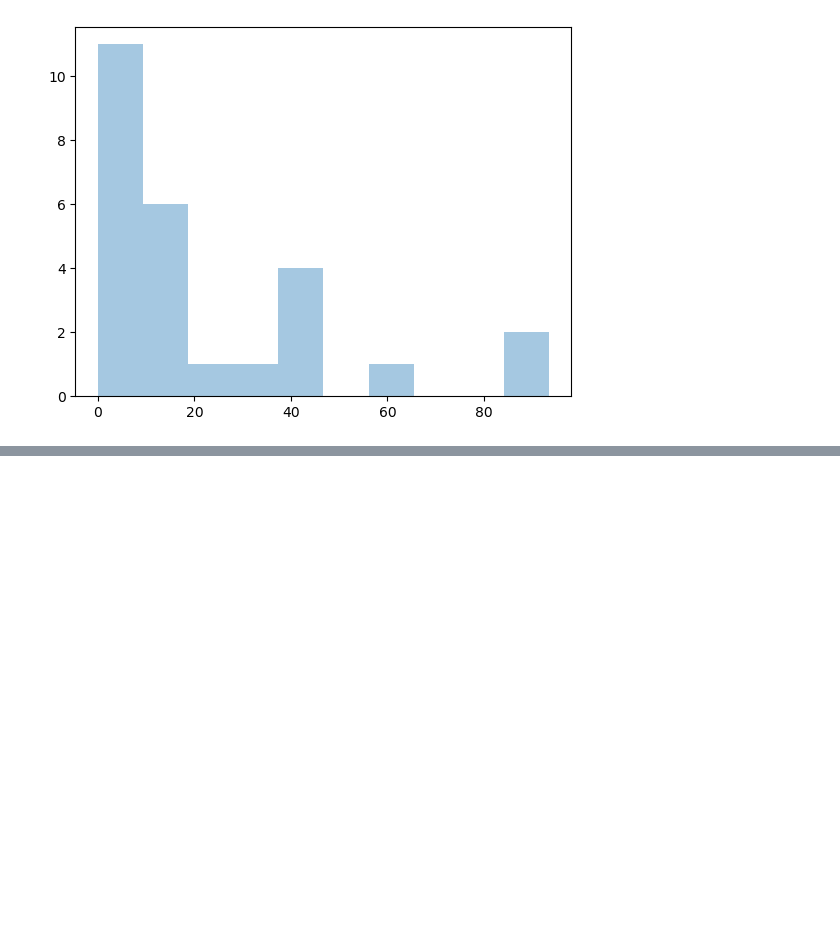
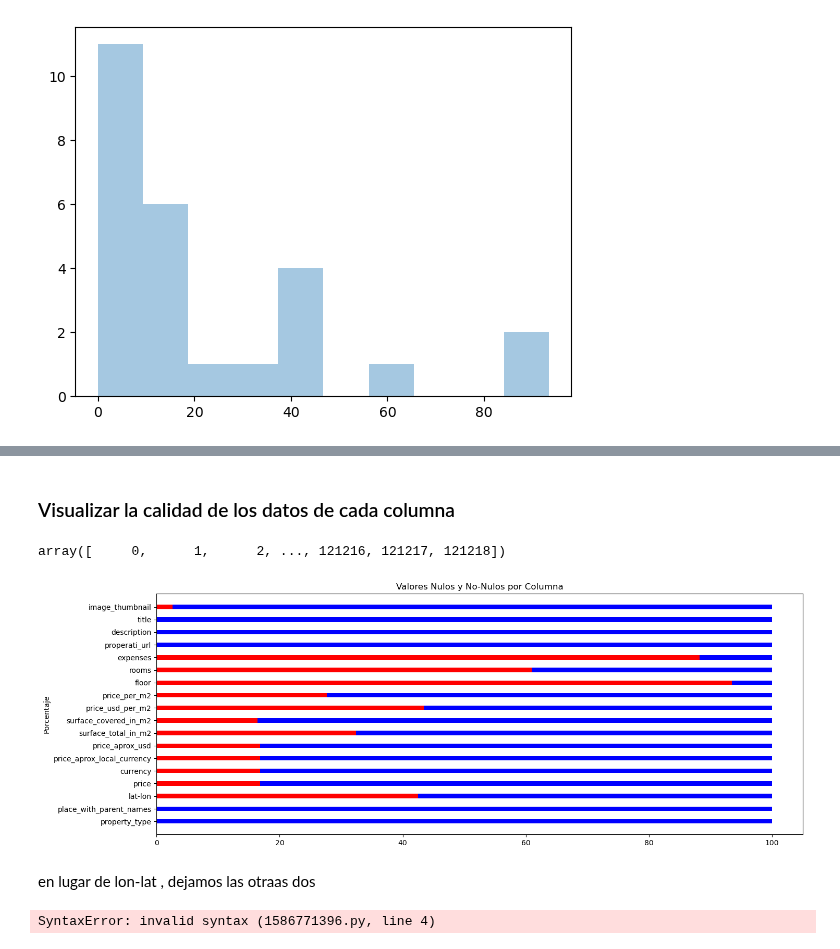
Before and after one commit to Facundo-Peloso/DH-TP-1---Grupo-10, a Jupyter notebook: Main-TP1.ipynb, the cells around one changed output, grey strips where cells are left out. Drawn from its saved outputs; the diff is of its cells as text; code cells hidden in the pictures; blank space fills up the shorter version.

```diff
--- a/Main-TP1.ipynb
+++ b/Main-TP1.ipynb
@@ -131,0 +227,48 @@ plt.show()
+# %% [markdown]
+### Visualizar la calidad de los datos de cada columna
+# %%
+ind=datos.columns
+ind_label=np.arange(0,datos.shape[0]-1)
+
+valores_nulos=datos.isnull().sum()/datos.shape[0]
+
+valores_no_nulos=datos.notnull().sum()/datos.shape[0]
+
+width = 0.35
+
+fig = plt.figure(figsize=(16,6),edgecolor='gray'); ax = plt.axes()
+#fig2= plt.figure(figsize=(16,6)); ax2 = plt.axes()
+
+ax.barh(ind, valores_nulos, width, color='r') # barra roja.
+ax.barh(ind, valores_no_nulos, width, color='b',left=valores_nulos)#,right=valores_nulos)
+#ax2.bar(ind, valores_no_nulos, width, color='b')#, bottom=valores_no_nulos) # barra azul
+
+ax.set_ylabel('Porcentaje'); ax.set_title('Relación Nulos y No-Nulos por Columna')
+#ax.set_xticks(ind);
+
+#aca estaba como antes (ind)
+ax.set_xticklabels(ind_label)
+
+display(ind_label)
+
+ax.tick_params(axis='both', which='minor', labelsize='small')
+
+#ax.set_xticklabels(ind, rotation = 90, ha="right")
+#ax2.set_xticklabels(ind,labelsize=8)
+#ax.legend(labels=['Men', 'Women'])
+
+ax.set_xticklabels(['0','20', '40', '60', '80', '100'])
+
+#plt.gca().invert_xaxis()
+plt.show()
+
+#display(valores_nulos)
+
+#display(valores_no_nulos)
+
+#suma_ambos=valores_nulos+valores_no_nulos
+
+#suma_ambos.value_counts()
+# %% [output]
+array([     0,      1,      2, ..., 121216, 121217, 121218])
+[figure, added]
@@ -131,0 +281,7 @@ plt.show()
+# %% [markdown]
+en lugar de lon-lat , dejamos las otraas dos
+# %%
+df=pd.DataFrame([valores_nulos,valores_no_nulos])
+df
+# %% [output]
+SyntaxError: invalid syntax (1586771396.py, line 4)
```
Also changed, not shown: parts of 5 cells of this notebook.
